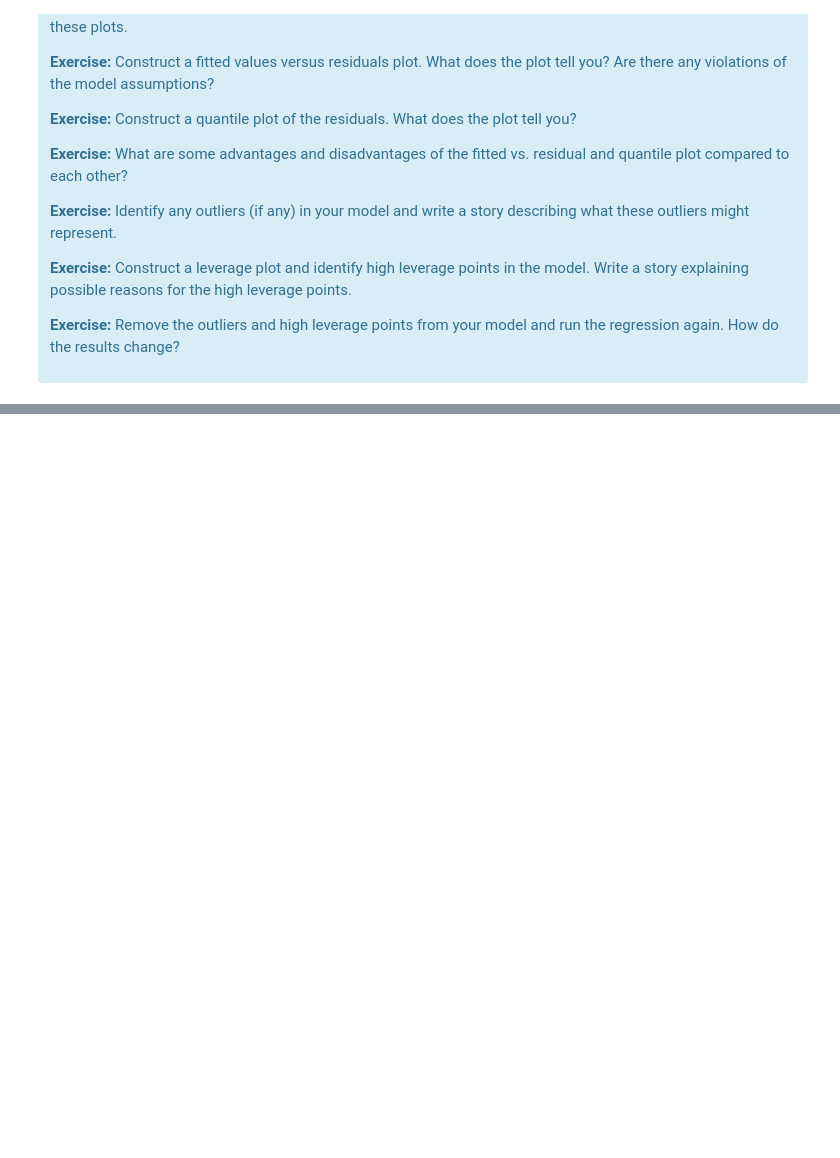
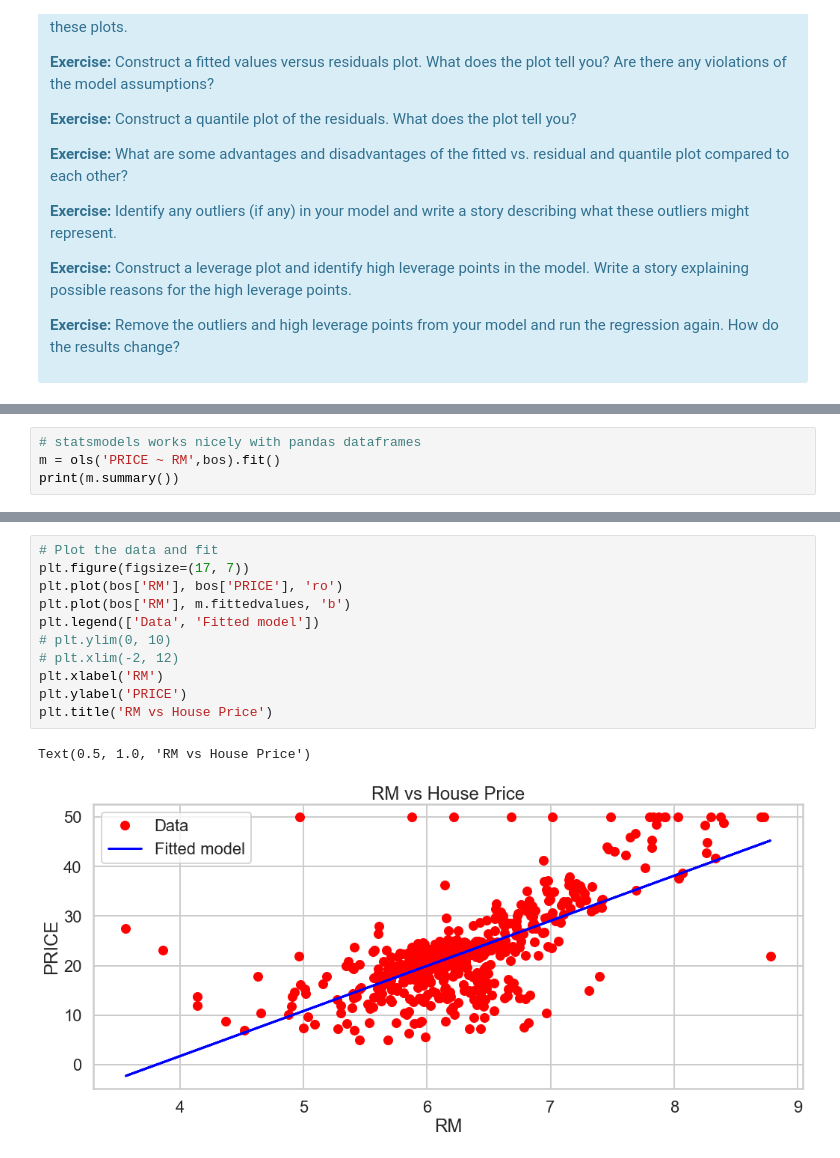
Before and after one commit to weboctave/mec-mini-projects, a Jupyter notebook: mec-11.4.1-linear-regression-mini-project/Mini_Project_Linear_Regression.ipynb, the cells around one changed output, grey strips where cells are left out. Saved outputs shown, nothing was run; the diff lists cells and outputs as text; blank space fills up the shorter version.

```diff
--- a/mec-11.4.1-linear-regression-mini-project/Mini_Project_Linear_Regression.ipynb
+++ b/mec-11.4.1-linear-regression-mini-project/Mini_Project_Linear_Regression.ipynb
@@ -1124,0 +1150,4 @@ There are some other issues that are important investigate with linear regressio
+# %%
+# statsmodels works nicely with pandas dataframes
+m = ols('PRICE ~ RM',bos).fit()
+print(m.summary())
@@ -1124,0 +1172,14 @@ There are some other issues that are important investigate with linear regressio
+# %%
+# Plot the data and fit
+plt.figure(figsize=(17, 7))
+plt.plot(bos['RM'], bos['PRICE'], 'ro')
+plt.plot(bos['RM'], m.fittedvalues, 'b')
+plt.legend(['Data', 'Fitted model'])
+# plt.ylim(0, 10)
+# plt.xlim(-2, 12)
+plt.xlabel('RM')
+plt.ylabel('PRICE')
+plt.title('RM vs House Price')
+# %% [output]
+Text(0.5, 1.0, 'RM vs House Price')
+[figure, added]
```
Also changed, not shown: parts of 37 cells of this notebook, 1 other file.
